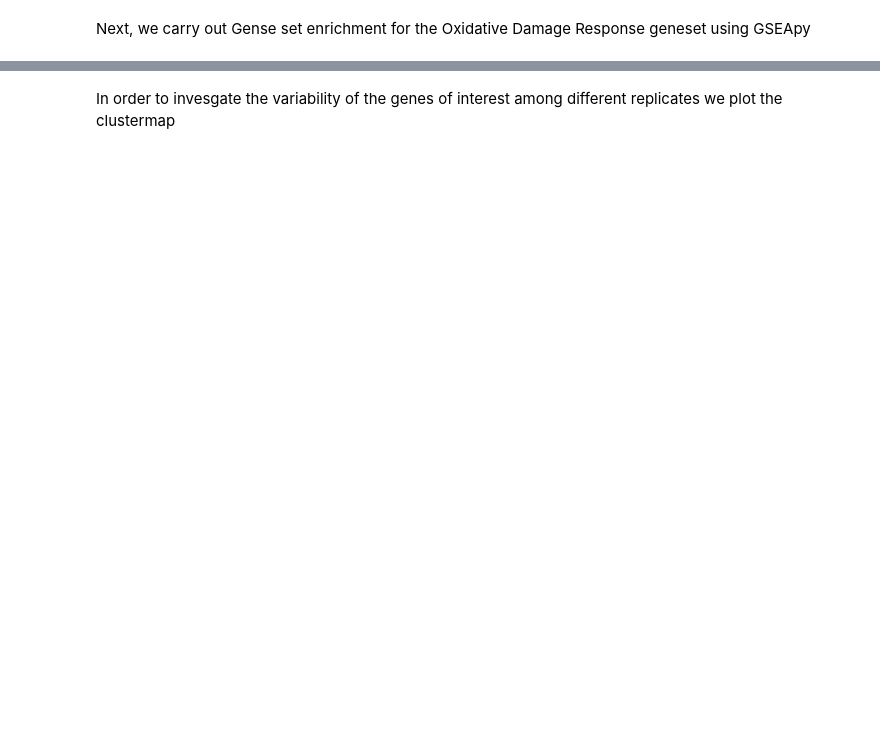
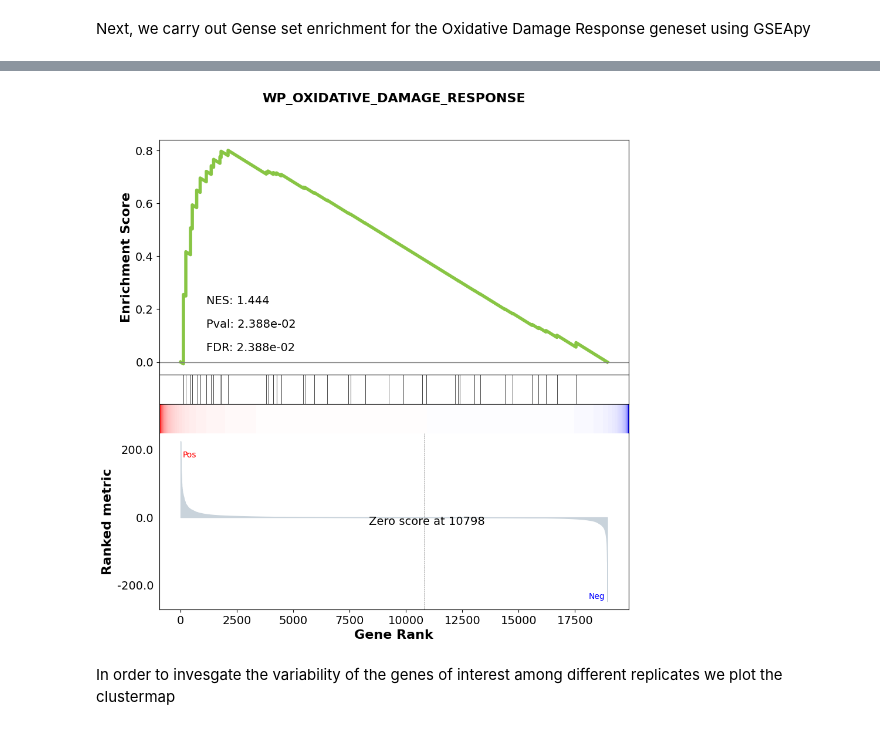
Before and after one commit to PrittamGoswami/Unraveling-the-Mutational-Patterns-in-SARS-CoV-2-and-their-Underlying-Causes, a Jupyter notebook: bulk_transcriptomic_analysis.ipynb, the cells around one changed output, grey strips where cells are left out. Saved outputs shown, nothing was run; the diff lists cells and outputs as text; code cells hidden in the pictures; blank space fills up the shorter version.

```diff
--- a/bulk_transcriptomic_analysis.ipynb
+++ b/bulk_transcriptomic_analysis.ipynb
@@ -59,7 +59,7 @@ def create_combined_count_matrix(folder_path):
     return count_matrix
 
 # The folder path contating the RSEM files
-folder_path = 'GSE205099_RAW'
+folder_path = '../GSE205099_RAW'
 # Generate the combined count matrix
 counts_df = create_combined_count_matrix(folder_path)
 # Save the count matrix
@@ -230,7 +290,7 @@ Next, we carry out Gense set enrichment for the Oxidative Damage Response genese
 
 def run_gene_set_enrichment_analysis(dea_results, oxidative_stress_gene_set):
     """
-    Runs gene set enrichment analysis using GSEApyfor a specified gene set.
+    Runs gene set enrichment analysis using GSEApy for a specified gene set.
 
     Args:
         dea_results(pandas dataframe): DESeq2 results with columns 'GeneSymbol', 'padj', and 'log2FoldChange'.
@@ -251,4 +311,5 @@ def run_gene_set_enrichment_analysis(dea_results, oxidative_stress_gene_set):
     pre_res.plot(terms="WP_OXIDATIVE_DAMAGE_RESPONSE", figsize=(10, 10))
 
 
-run_gene_set_enrichment_analysis(dea_results, "WP_OXIDATIVE_DAMAGE_RESPONSE.v2023.2.Hs.gmt")
+run_gene_set_enrichment_analysis(dea_results, "../WP_OXIDATIVE_DAMAGE_RESPONSE.v2024.1.Hs.gmt")
+# %% [output]
@@ -255,3 +318,4 @@ run_gene_set_enrichment_analysis(dea_results, "WP_OXIDATIVE_DAMAGE_RESPONSE.v202
+[figure, added]
 # %% [markdown]
 In order to invesgate the variability of the genes of interest among different replicates we plot the clustermap
 # %%
```
Also changed, not shown: parts of 10 cells of this notebook, 6 other files.
